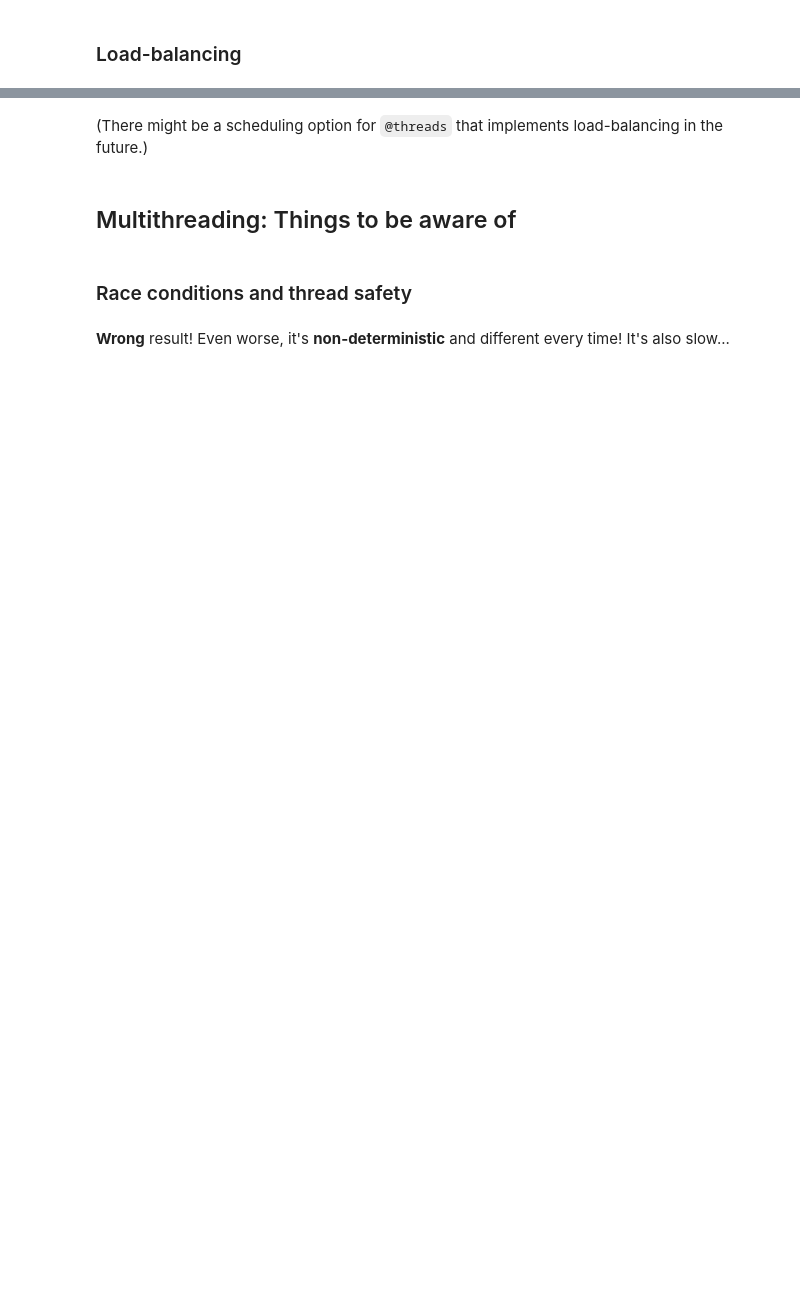
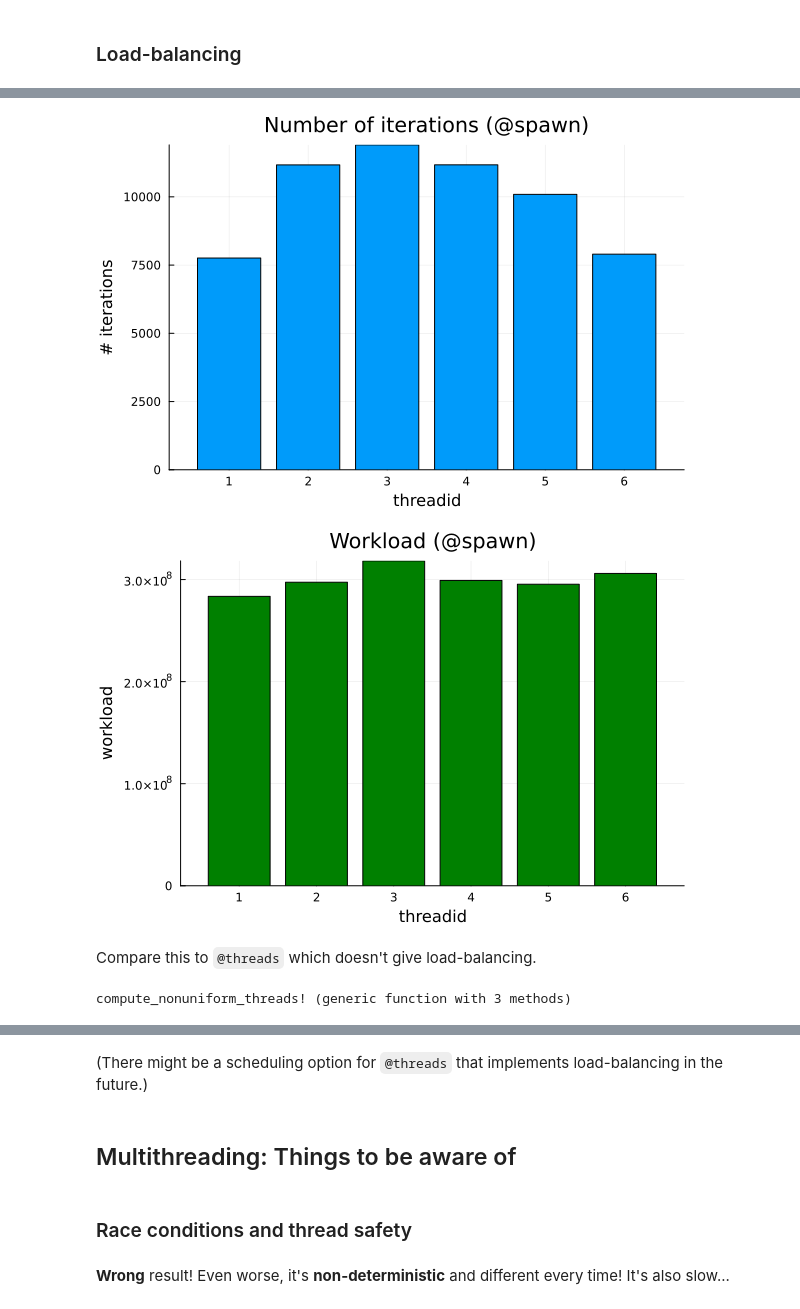
Before and after one commit to carstenbauer/JuliaHLRS23, a Jupyter notebook: notebooks/Day3/2_multithreading.ipynb, the cells around one changed output, grey strips where cells are left out. Saved outputs shown, nothing was run; the diff lists cells and outputs as text; code cells hidden in the pictures; blank space fills up the shorter version.

```diff
--- a/notebooks/Day3/2_multithreading.ipynb
+++ b/notebooks/Day3/2_multithreading.ipynb
@@ -475,19 +545,29 @@ niter, load = compute_nonuniform_spawn!(a)
 # %%
 using Plots
 
-b1 = bar(niter, xlab="threadid", ylab="# iterations", title="Number of iterations", legend=false)
-b2 = bar(load, xlab="threadid", ylab="workload", title="Workload", legend=false)
+a = zeros(nthreads()*10_000)
+niter, load = compute_nonuniform_spawn!(a)
+
+b1 = bar(niter, xlab="threadid", ylab="# iterations", title="Number of iterations (@spawn)", legend=false)
+b2 = bar(load, xlab="threadid", ylab="workload", title="Workload (@spawn)", legend=false, color=:green)
 
 display(b1)
 display(b2)
+# %% [output]
+[figure, added]
+[figure, added]
+# %% [markdown]
+Compare this to `@threads` which doesn't give load-balancing.
 # %%
 function compute_nonuniform_threads!(a, niter = zeros(Int, nthreads()), load = zeros(Int, nthreads()))
     @threads for i in 1:length(a)
         a[i] = sum(abs2, rand() for j in 1:i)
 
-        # only for bookkeeping
+        # poor-mans bookkeeping (unsafe! we're assuming/hoping that tasks don't migrate 😄)
         niter[threadid()] += 1
         load[threadid()] += i
     end
     return niter, load
 end
+# %% [output]
+compute_nonuniform_threads! (generic function with 3 methods)
```
Also changed, not shown: parts of 68 cells of this notebook, 29 other files.
